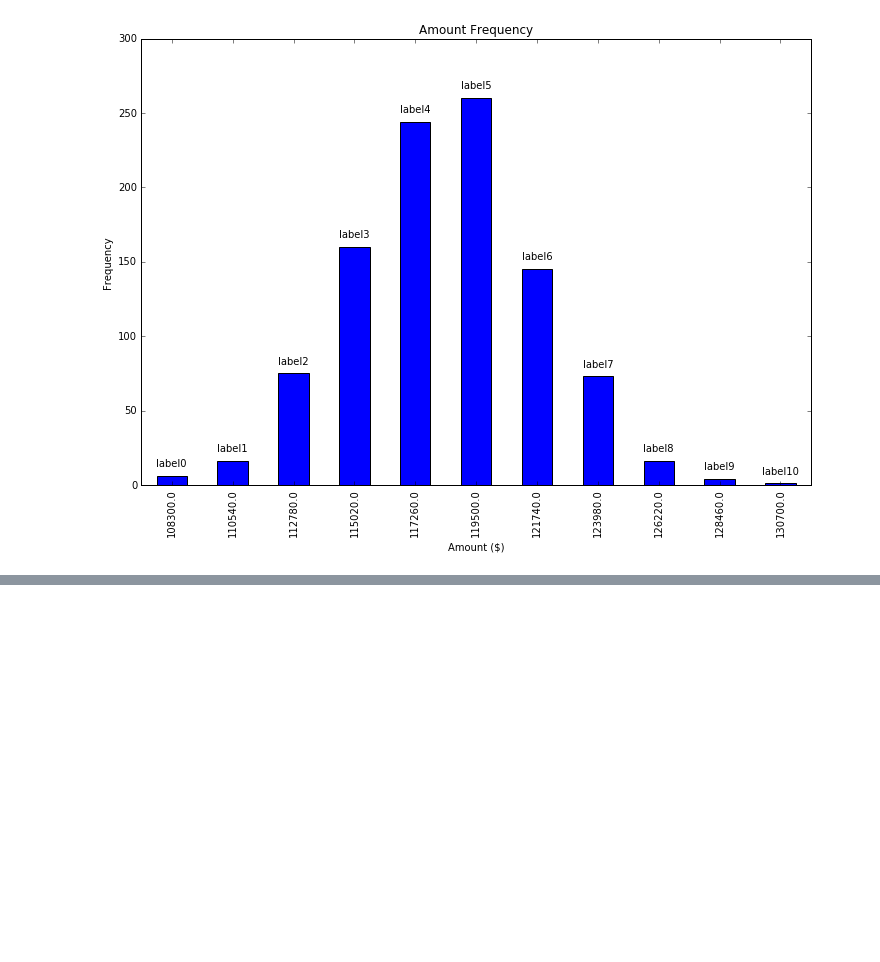
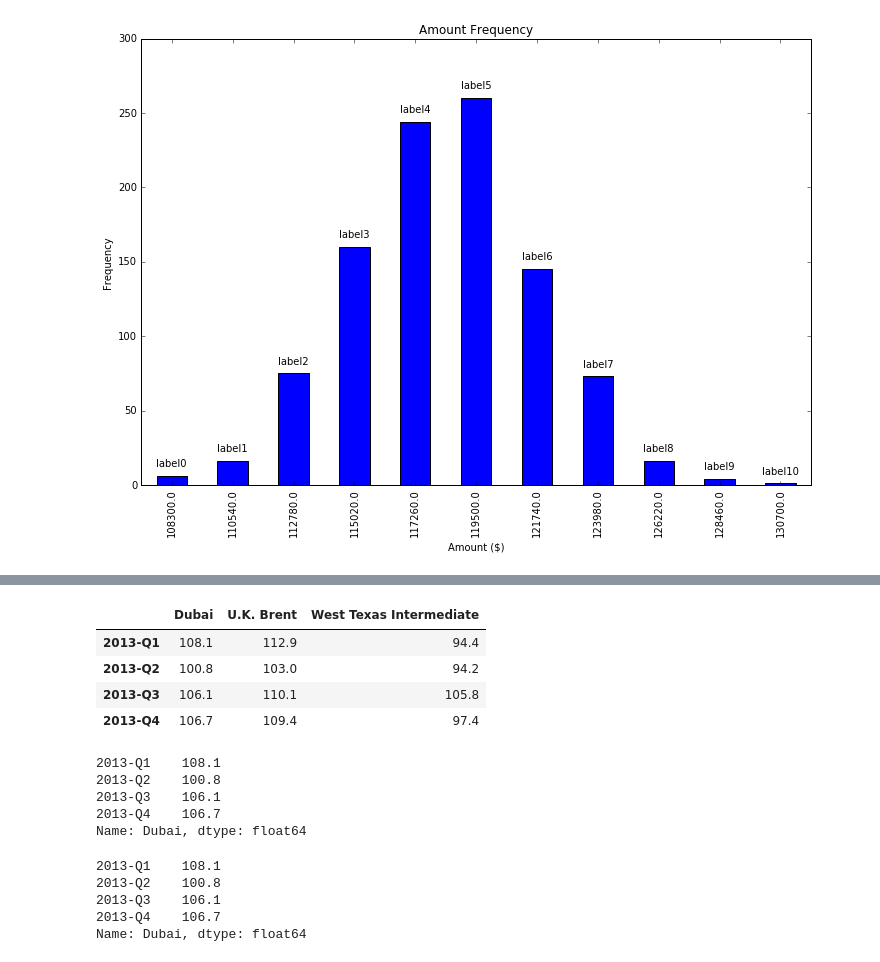
Before and after one commit to ndexbio/ndex-stats-jupyter-notebooks, a Jupyter notebook: misc.ipynb, the cells around one changed output, grey strips where cells are left out. Saved outputs shown, nothing was run; the diff lists cells and outputs as text; code cells hidden in the pictures; blank space fills up the shorter version.

```diff
--- a/misc.ipynb
+++ b/misc.ipynb
@@ -171,0 +239,30 @@ for rect, label in zip(rects, labels):
+# %%
+SpotCrudePrices_2013_Data={
+                'U.K. Brent' : {'2013-Q1':112.9, '2013-Q2':103.0, '2013-Q3':110.1, '2013-Q4':109.4},
+                'Dubai':{'2013-Q1':108.1, '2013-Q2':100.8,'2013-Q3':106.1,'2013-Q4':106.7},
+                'West Texas Intermediate':{'2013-Q1':94.4, '2013-Q2':94.2, '2013-Q3':105.8,'2013-Q4':97.4}}
+
+SpotCrudePrices_2013 = pd.DataFrame.from_dict(SpotCrudePrices_2013_Data)
+SpotCrudePrices_2013
+# %% [output]
+|  | Dubai | U.K. Brent | West Texas Intermediate |
+| 2013-Q1 | 108.1 | 112.9 | 94.4 |
+| 2013-Q2 | 100.8 | 103.0 | 94.2 |
+| 2013-Q3 | 106.1 | 110.1 | 105.8 |
+| 2013-Q4 | 106.7 | 109.4 | 97.4 |
+# %%
+dubaiPrices=SpotCrudePrices_2013['Dubai']; dubaiPrices
+# %% [output]
+2013-Q1    108.1
+2013-Q2    100.8
+2013-Q3    106.1
+2013-Q4    106.7
+Name: Dubai, dtype: float64
+# %%
+SpotCrudePrices_2013.Dubai
+# %% [output]
+2013-Q1    108.1
+2013-Q2    100.8
+2013-Q3    106.1
+2013-Q4    106.7
+Name: Dubai, dtype: float64
```
Also changed, not shown: parts of 10 cells of this notebook, 3 other files.
